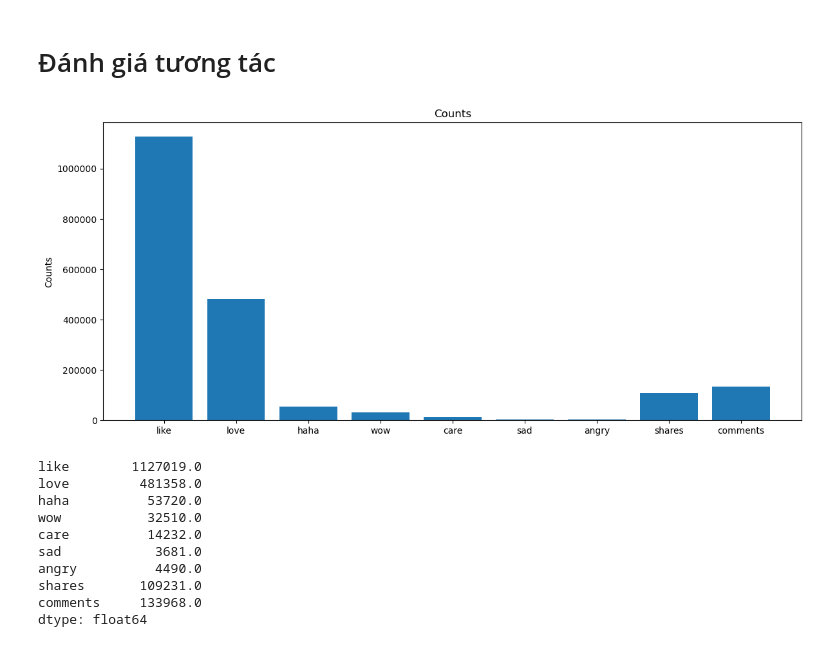
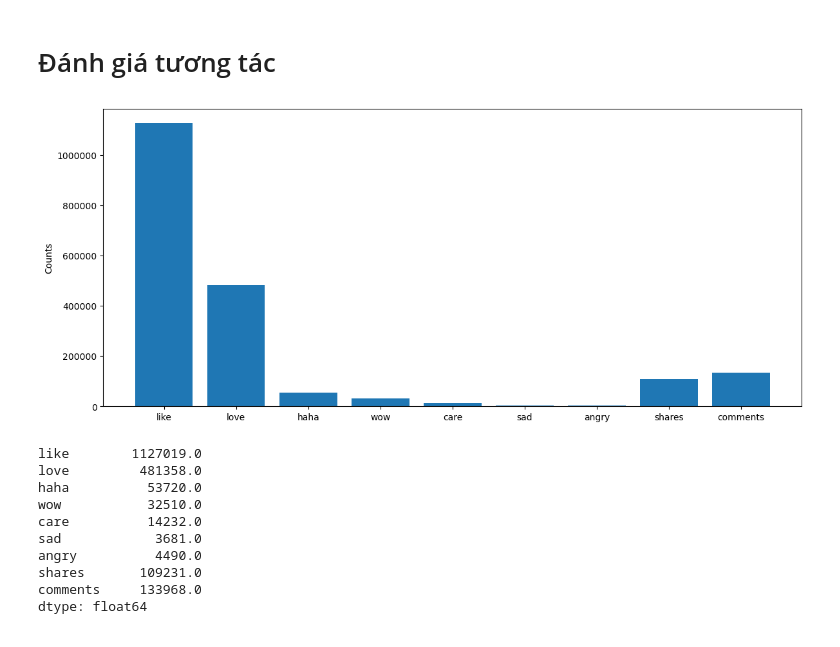
Before and after one commit to NguyenXuanHiep1709/Final-Project, a Jupyter notebook: Analyze_Data.ipynb, the cells around one changed output. Cells and saved outputs as stored; diff of their text form; code cells hidden in the pictures.

```diff
--- a/Analyze_Data.ipynb
+++ b/Analyze_Data.ipynb
@@ -304,15 +304,14 @@ plt.show()
 # %%
 total_reactions = data[['like', 'love', 'haha', 'wow', 'care', 'sad', 'angry', 'shares', 'comments']].sum()
 plt.figure(figsize=(14, 6))
 
 plt.bar(total_reactions.index, total_reactions.values)
-plt.title('Counts')
 
 plt.ylabel('Counts')
 plt.ticklabel_format(style='plain', axis='y')
 plt.show()
 # %% [output]
-[figure, old version]
+[figure, new version]
 # %%
 total_reactions
 # %% [output]
```
